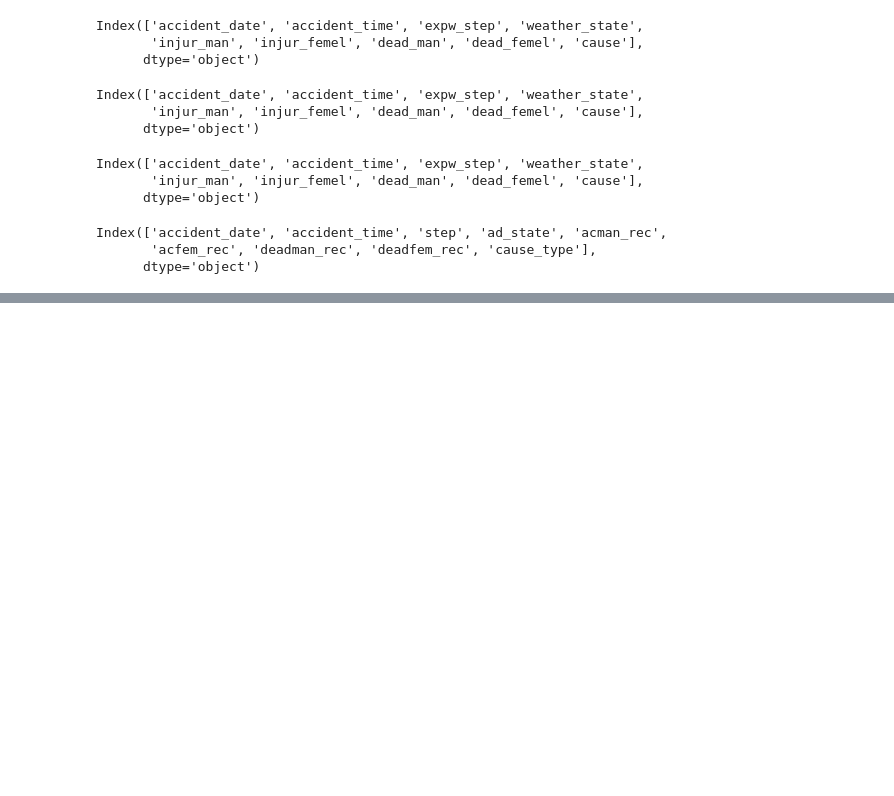
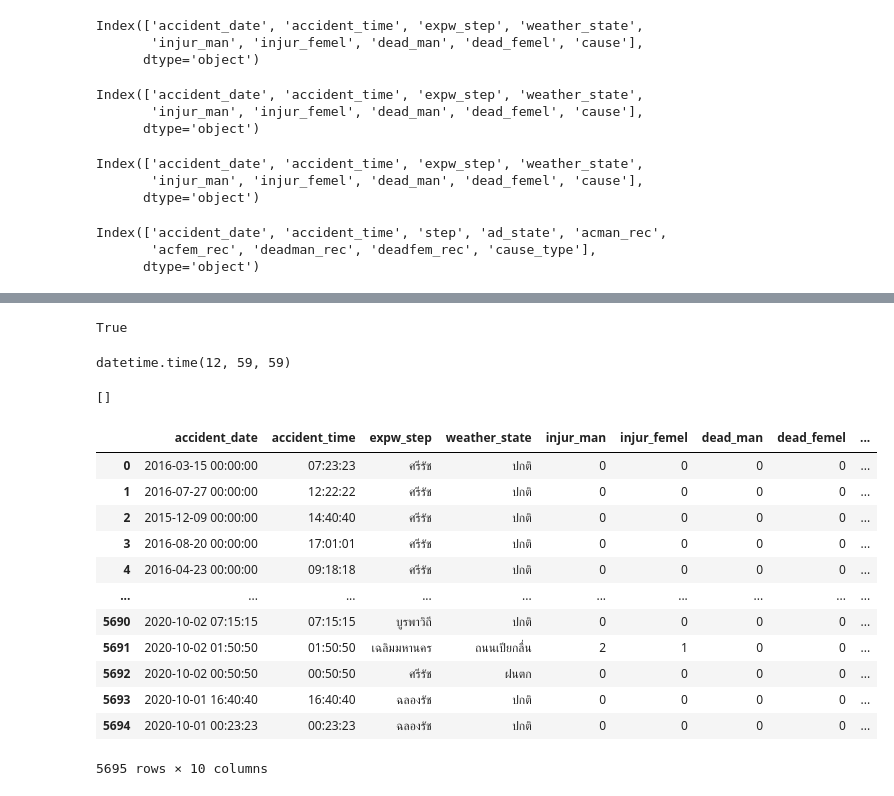
Before and after one commit to Tawanss/BSC_DPDM2023, a Jupyter notebook: project.ipynb, the cells around one changed output, grey strips where cells are left out. Cells and saved outputs as stored; diff of their text form; code cells hidden in the pictures; blank space fills up the shorter version.

Commit message:
clean_and_label_accident_time

```diff
--- a/project.ipynb
+++ b/project.ipynb
@@ -157,0 +185,66 @@ use_data.to_excel('use_data.xlsx')
+# %%
+import datetime
+def time_in_range(start, end, x):
+    """Return true if x is in the range [start, end]"""
+    if start <= end:
+        return start <= x <= end
+    else:
+        return start <= x or x <= end
+# %%
+#ยกตัวอย่าง
+start = datetime.time(6, 1, 0)
+end = datetime.time(12, 0, 0)
+time_in_range(start, end, use_data['accident_time'][0])
+# %% [output]
+True
+# %%
+use_data['accident_time'][227]
+# %% [output]
+datetime.time(12, 59, 59)
+# %%
+time_lable=[]
+how =[]
+#เช้า
+start_0 = datetime.time(6, 0, 0)
+end_0 = datetime.time(12, 59, 59)
+#บ่าย
+start_1 = datetime.time(13, 0, 0)
+end_1 = datetime.time(18, 59, 59)
+#ดึก
+start_2 = datetime.time(19, 0, 0)
+end_2 = datetime.time(23, 59, 59)
+#หลังเที่ยงคืน
+start_3 = datetime.time(0, 0, 0)
+end_3 = datetime.time(5, 59, 59)
+for i in range(len(use_data['accident_time'])):
+  if time_in_range(start_0, end_0, use_data['accident_time'][i]) == True:
+    time_lable.append(0)
+  elif time_in_range(start_1, end_1, use_data['accident_time'][i]) == True:
+    time_lable.append(1)
+  elif time_in_range(start_2, end_2, use_data['accident_time'][i]) == True:
+    time_lable.append(2)
+  elif time_in_range(start_3, end_3, use_data['accident_time'][i]) == True:
+    time_lable.append(3)
+  else:
+    how.append(i)
+how
+# %% [output]
+[]
+# %%
+use_data['time_lable']=time_lable
+# %%
+use_data
+# %% [output]
+|  | accident_date | accident_time | expw_step | weather_state | injur_man | injur_femel | dead_man | dead_femel | ... |
+| 0 | 2016-03-15 00:00:00 | 07:23:23 | ศรีรัช | ปกติ | 0 | 0 | 0 | 0 | ... |
+| 1 | 2016-07-27 00:00:00 | 12:22:22 | ศรีรัช | ปกติ | 0 | 0 | 0 | 0 | ... |
+| 2 | 2015-12-09 00:00:00 | 14:40:40 | ศรีรัช | ปกติ | 0 | 0 | 0 | 0 | ... |
+| 3 | 2016-08-20 00:00:00 | 17:01:01 | ศรีรัช | ปกติ | 0 | 0 | 0 | 0 | ... |
+| 4 | 2016-04-23 00:00:00 | 09:18:18 | ศรีรัช | ปกติ | 0 | 0 | 0 | 0 | ... |
+| ... | ... | ... | ... | ... | ... | ... | ... | ... | ... |
+| 5690 | 2020-10-02 07:15:15 | 07:15:15 | บูรพาวิถี | ปกติ | 0 | 0 | 0 | 0 | ... |
+| 5691 | 2020-10-02 01:50:50 | 01:50:50 | เฉลิมมหานคร | ถนนเปียกลื่น | 2 | 1 | 0 | 0 | ... |
+| 5692 | 2020-10-02 00:50:50 | 00:50:50 | ศรีรัช | ฝนตก | 0 | 0 | 0 | 0 | ... |
+| 5693 | 2020-10-01 16:40:40 | 16:40:40 | ฉลองรัช | ปกติ | 0 | 0 | 0 | 0 | ... |
+| 5694 | 2020-10-01 00:23:23 | 00:23:23 | ฉลองรัช | ปกติ | 0 | 0 | 0 | 0 | ... |
+5695 rows × 10 columns
```
Also changed, not shown: parts of 4 cells of this notebook.
